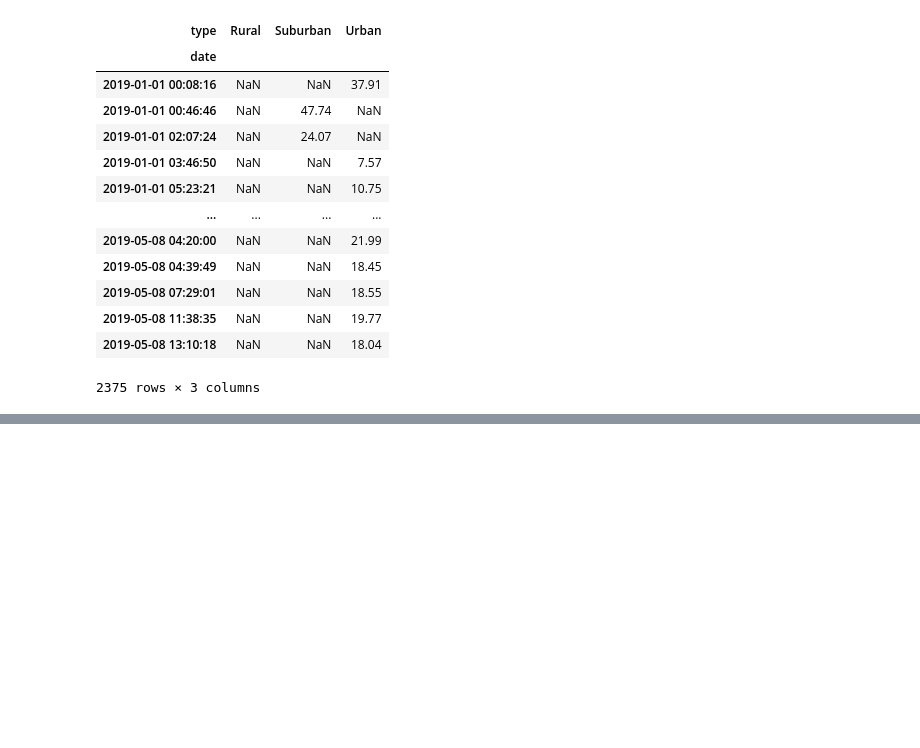
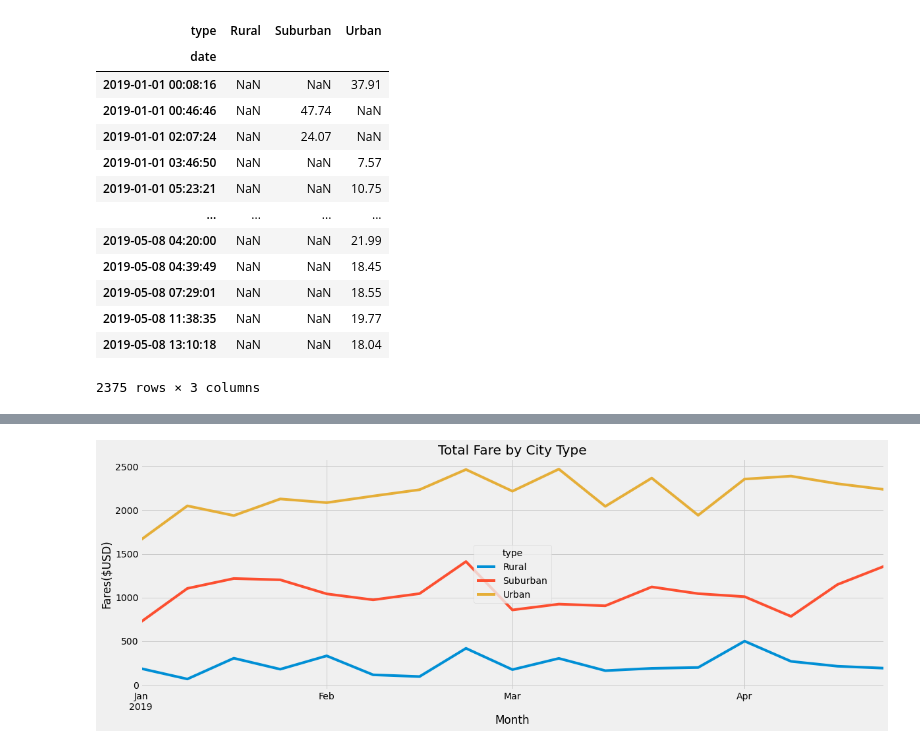
Before and after one commit to joZecodes/PyBer_Analysis, a Jupyter notebook: PyBer_Challenge.ipynb, the cells around one changed output, grey strips where cells are left out. Cells and saved outputs as stored; diff of their text form; code cells hidden in the pictures; blank space fills up the shorter version.

```diff
--- a/PyBer_Challenge.ipynb
+++ b/PyBer_Challenge.ipynb
@@ -192,3 +192,7 @@ newpivot_df
 | 2019-05-08 11:38:35 | NaN | NaN | 19.77 |
 | 2019-05-08 13:10:18 | NaN | NaN | 18.04 |
 2375 rows × 3 columns
+# %%
+# 5. Create a new DataFrame from the pivot table DataFrame using loc on the given dates, '2019-01-01':'2019-04-29'.
+jan_to_apr_df = newpivot_df.loc["2019-01-01":"2019-04-29"]
+jan_to_apr_df
@@ -194,0 +214,4 @@ newpivot_df
+# %%
+# 6. Set the "date" index to datetime datatype. This is necessary to use the resample() method in Step 8.
+# df.index = pd.to_datetime(df.index)
+jan_to_apr_df.index =  pd.to_datetime(jan_to_apr_df.index)
@@ -194,0 +232,4 @@ newpivot_df
+# %%
+# 8. Create a new DataFrame using the "resample()" function by week 'W' and get the sum of the fares for each week.
+total_fare_by_week_df = jan_to_apr_df.resample('w').sum()
+total_fare_by_week_df
@@ -194,0 +256,24 @@ newpivot_df
+# %%
+# 8. Using the object-oriented interface method, plot the resample DataFrame using the df.plot() function.
+
+# Import the style from Matplotlib.
+from matplotlib import style
+
+# Use the graph style fivethirtyeight.
+style.use('fivethirtyeight')
+
+#chart layout
+fig,ax = plt.subplots()
+total_fare_by_week_df.plot(figsize = (18,6), ax=ax)
+ax.set_title("Total Fare by City Type")
+ax.set_xlabel("Month")
+ax.set_ylabel("Fares($USD)")
+ax.legend(title = "type", loc = "center")
+
+#save chart yo analysis folder
+plt.savefig("analysis/PyBer_fare_summary.png")
+
+#see if chart matches module
+plt.show()
+# %% [output]
+[figure, added]
```
Also changed, not shown: parts of 3 cells of this notebook.
